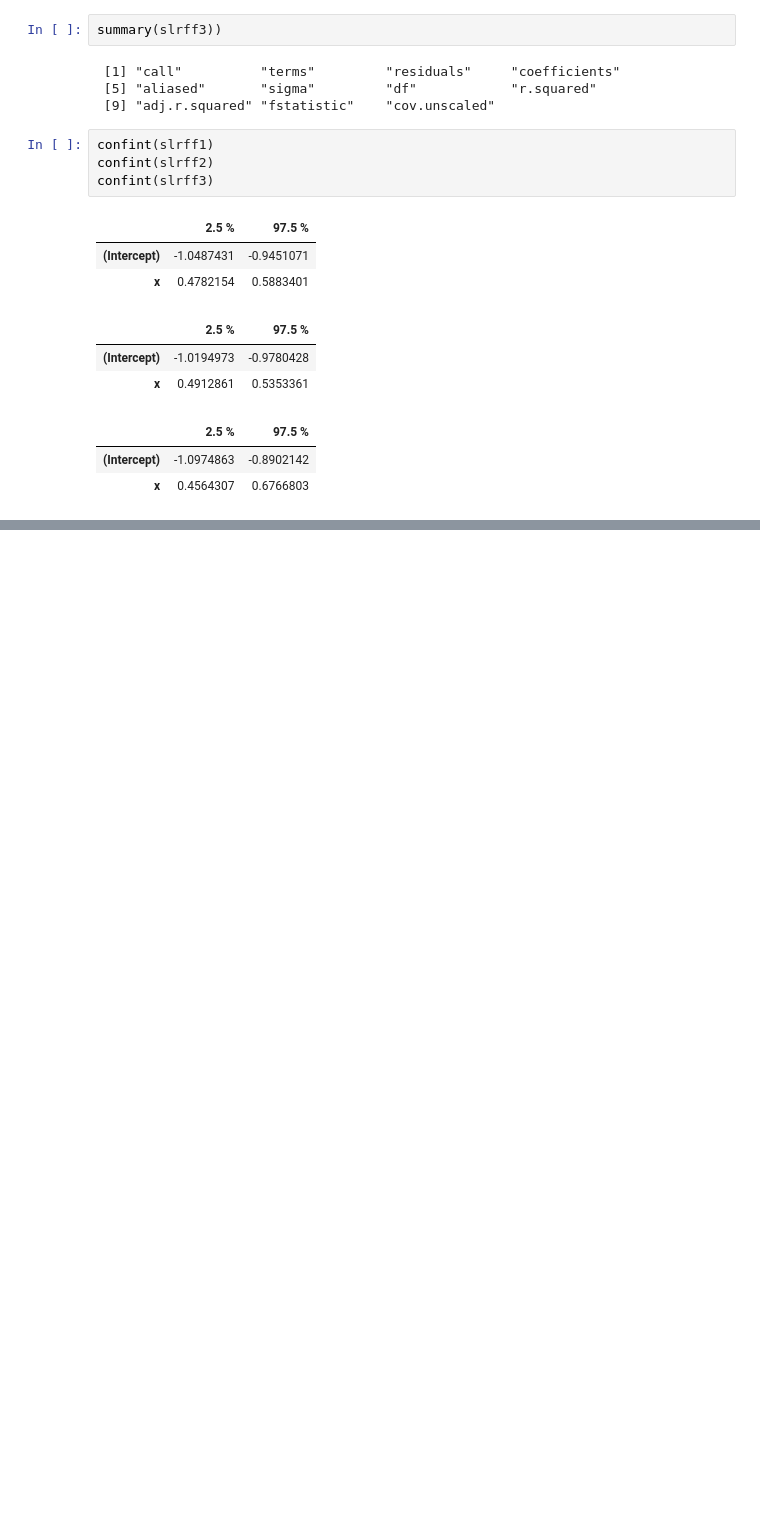
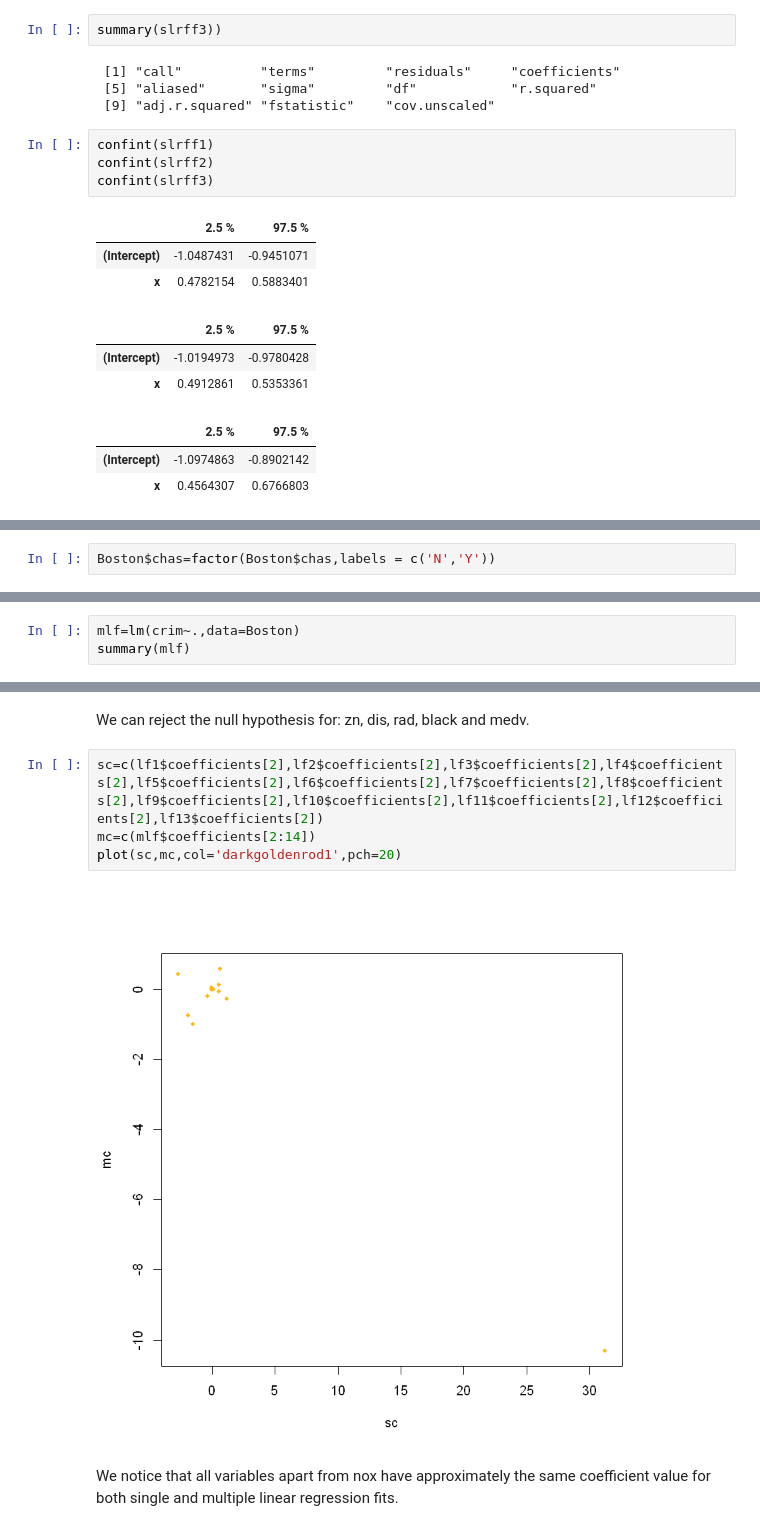
Before and after one commit to YoussefEssDS/ISLR-Labs, a Jupyter notebook: LAB linear regression ISLR.ipynb, the cells around one changed output, grey strips where cells are left out. Drawn from its saved outputs; the diff is of its cells as text; blank space fills up the shorter version.

```diff
--- a/LAB linear regression ISLR.ipynb
+++ b/LAB linear regression ISLR.ipynb
@@ -630,0 +842,2 @@ confint(slrff3)
+# %%
+Boston$chas=factor(Boston$chas,labels = c('N','Y'))
@@ -630,0 +984,3 @@ confint(slrff3)
+# %%
+mlf=lm(crim~.,data=Boston)
+summary(mlf)
@@ -630,0 +1005,10 @@ confint(slrff3)
+# %% [markdown]
+We can reject the null hypothesis for: zn, dis, rad, black and medv.
+# %%
+sc=c(lf1$coefficients[2],lf2$coefficients[2],lf3$coefficients[2],lf4$coefficients[2],lf5$coefficients[2],lf6$coefficients[2],lf7$coefficients[2],lf8$coefficients[2],lf9$coefficients[2],lf10$coefficients[2],lf11$coefficients[2],lf12$coefficients[2],lf13$coefficients[2])
+mc=c(mlf$coefficients[2:14])
+plot(sc,mc,col='darkgoldenrod1',pch=20)
+# %% [output]
+[figure, added]
+# %% [markdown]
+We notice that all variables apart from nox have approximately the same coefficient value for both single and multiple linear regression fits.
```
Also changed, not shown: parts of 21 cells of this notebook.
